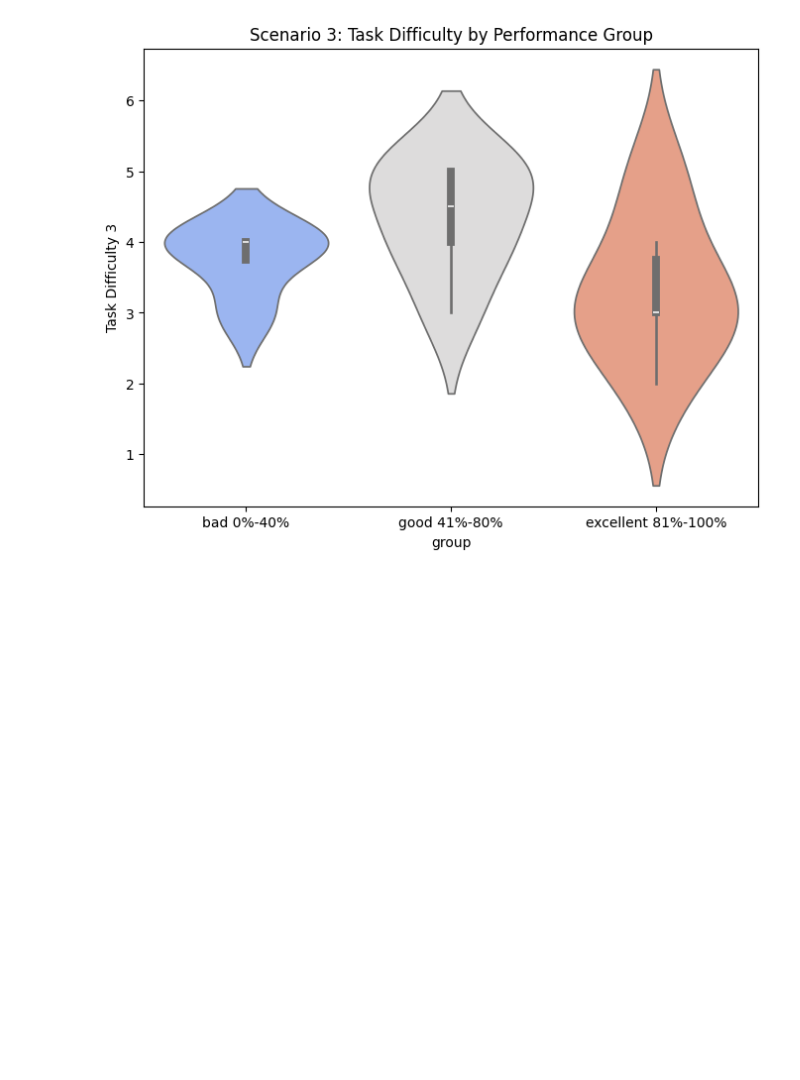
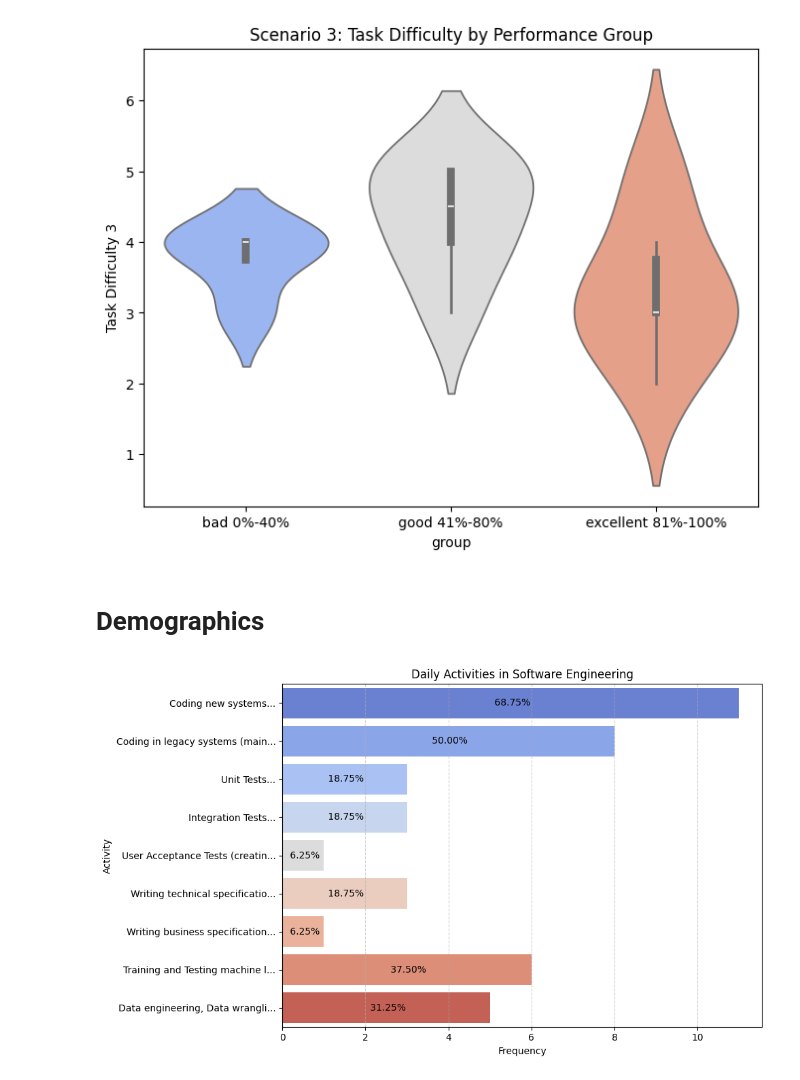
Before and after one commit to valeriatisch/LLM4FailureExplanation, a Jupyter notebook: survey/evaluation.ipynb, the cells around one changed output. Saved outputs shown, nothing was run; the diff lists cells and outputs as text; code cells hidden in the pictures; blank space fills up the shorter version.

Commit message:
added demographics viz: daily tasks, profession, java experience

```diff
--- a/survey/evaluation.ipynb
+++ b/survey/evaluation.ipynb
@@ -320,3 +320,51 @@ plt.savefig(visualizations_dir / 'scenario_3_task_difficulty_by_group.png', dpi=
 plt.show()
 # %% [output]
 [figure]
+# %% [markdown]
+# Demographics
+# %%
+activities_list = [
+    'Coding new systems',
+    'Coding in legacy systems (maintenance, evolution, refactoring)',
+    'Unit Tests',
+    'Integration Tests',
+    'User Acceptance Tests (creating and executing)',
+    'Writing technical specifications (software architecture, design patterns, UML diagrams, etc.)',
+    'Writing business specifications (use cases, usability requirements, etc.)',
+    'Training and Testing machine learning models',
+    'Data engineering, Data wrangling, MLOps configuration, Data migration, etc.'
+]
+# %%
+def count_activities(df, activity_list):
+    activity_counts = {activity: 0 for activity in activity_list}
+
+    for activities in df['Which of these activities are part of your daily software engineering work?']:
+        for activity in activity_list:
+            if activity in activities:
+                activity_counts[activity] += 1
+
+    return activity_counts
+# %%
+activity_counts = count_activities(results_df, activities_list)
+activities_df = pd.DataFrame(list(activity_counts.items()), columns=['activity', 'count'])
+activities_df['percentage'] = (activities_df['count'] / len(results_df)) * 100
+# %%
+plt.figure(figsize=(10, 6))
+bar_plot = sns.barplot(x='count', y=activities_df['activity'].str.slice(0, 30) + '...', data=activities_df, palette='coolwarm', hue='activity', legend=False)
+plt.xlabel('Frequency')
+plt.ylabel('Activity')
+plt.title('Daily Activities in Software Engineering')
+plt.grid(axis='x', linestyle='--', alpha=0.6)
+total = len(results_df)
+for p in bar_plot.patches:
+    width = p.get_width()
+    plt.text(width - (width * 0.5),
+             p.get_y() + p.get_height() / 2,
+             ' {:1.2f}%'.format(width / total * 100),
+             ha='center',
+             va='center')
+plt.tight_layout()
+plt.savefig(visualizations_dir / 'daily_activities_in_software_engineering.png', dpi=1200)
+plt.show()
+# %% [output]
+[figure, added]
```
Also changed, not shown: parts of 3 cells of this notebook, 3 other files.
